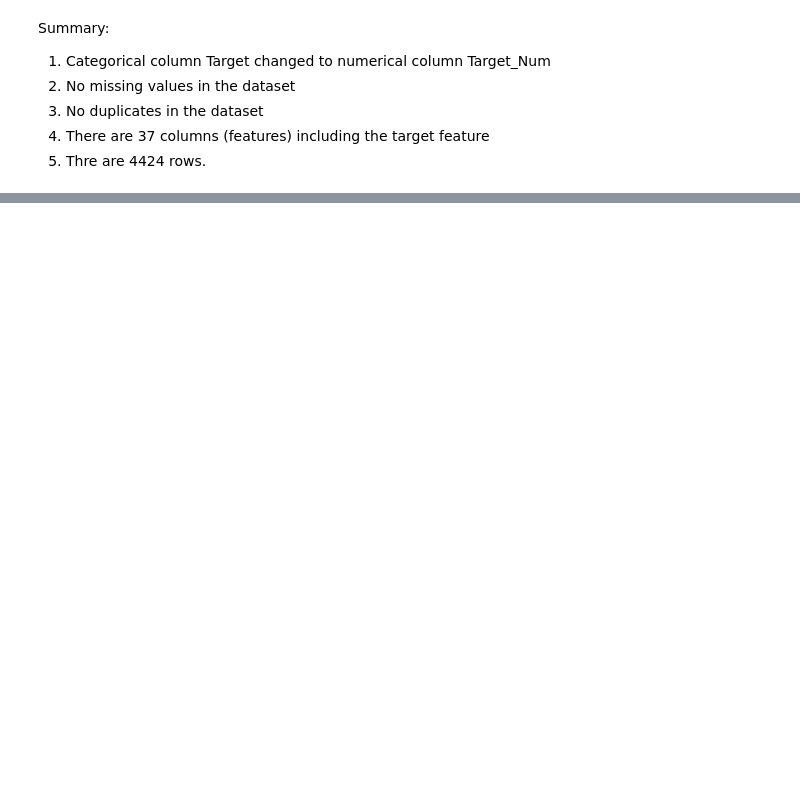
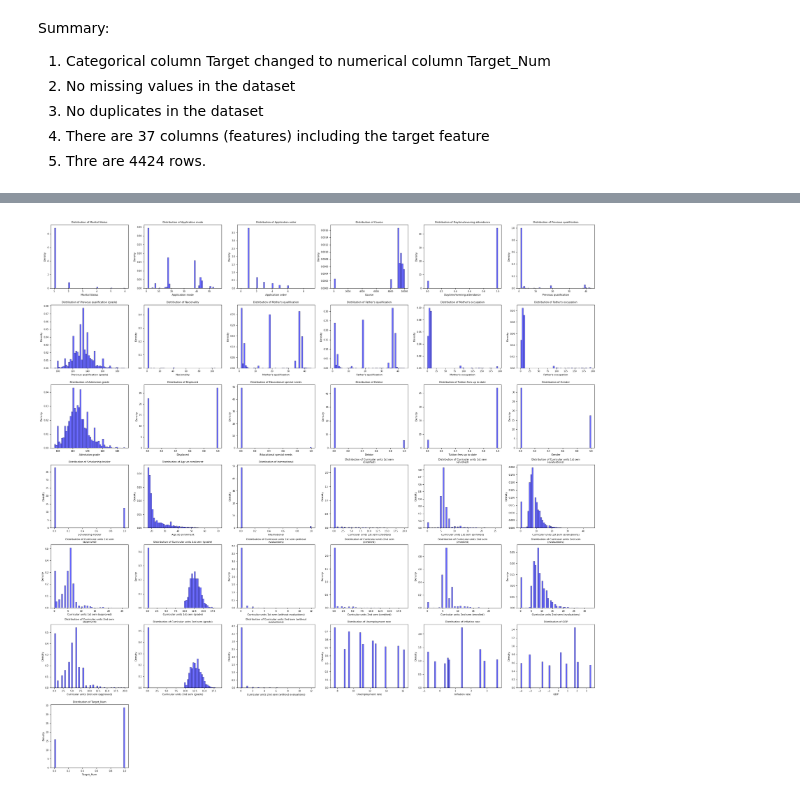
Before and after one commit to Anitra-Hernandez/aa1_501_group_7_project, a Jupyter notebook: code/aai501_group_7_project_code-checkpoint.ipynb, the cells around one changed output, grey strips where cells are left out. Cells and saved outputs as stored; diff of their text form; code cells hidden in the pictures; blank space fills up the shorter version.

Commit message:
Updates to EDA using eda_toolkit

```diff
--- a/code/aai501_group_7_project_code-checkpoint.ipynb
+++ b/code/aai501_group_7_project_code-checkpoint.ipynb
@@ -272,0 +200,29 @@ Perform transforms - We need to iterate over different transforms and retest ass
+# %%
+#create histograms of the target variable using eda_toolkit
+
+from eda_toolkit import kde_distributions
+
+vars_of_interest = df.columns.tolist()
+
+kde_distributions(
+    df=df,
+    kde=False,
+    n_rows=7,
+    n_cols=6,
+    grid_figsize=(25, 25),  # Size of the overall grid figure
+    single_figsize=(4, 4),  # Size of individual figures
+    fill=True,
+    fill_alpha=0.60,
+    w_pad=1,
+    h_pad=1,
+    text_wrap=50,
+    bbox_inches="tight",
+    vars_of_interest=vars_of_interest,
+    y_axis_label="Density",
+    bins=50,
+    plot_type="hist",
+    label_fontsize=8,  # Font size for axis labels
+    tick_fontsize=7,  # Font size for tick labels
+)
+# %% [output]
+[figure, added]
```
Also changed, not shown: parts of 29 cells of this notebook.
